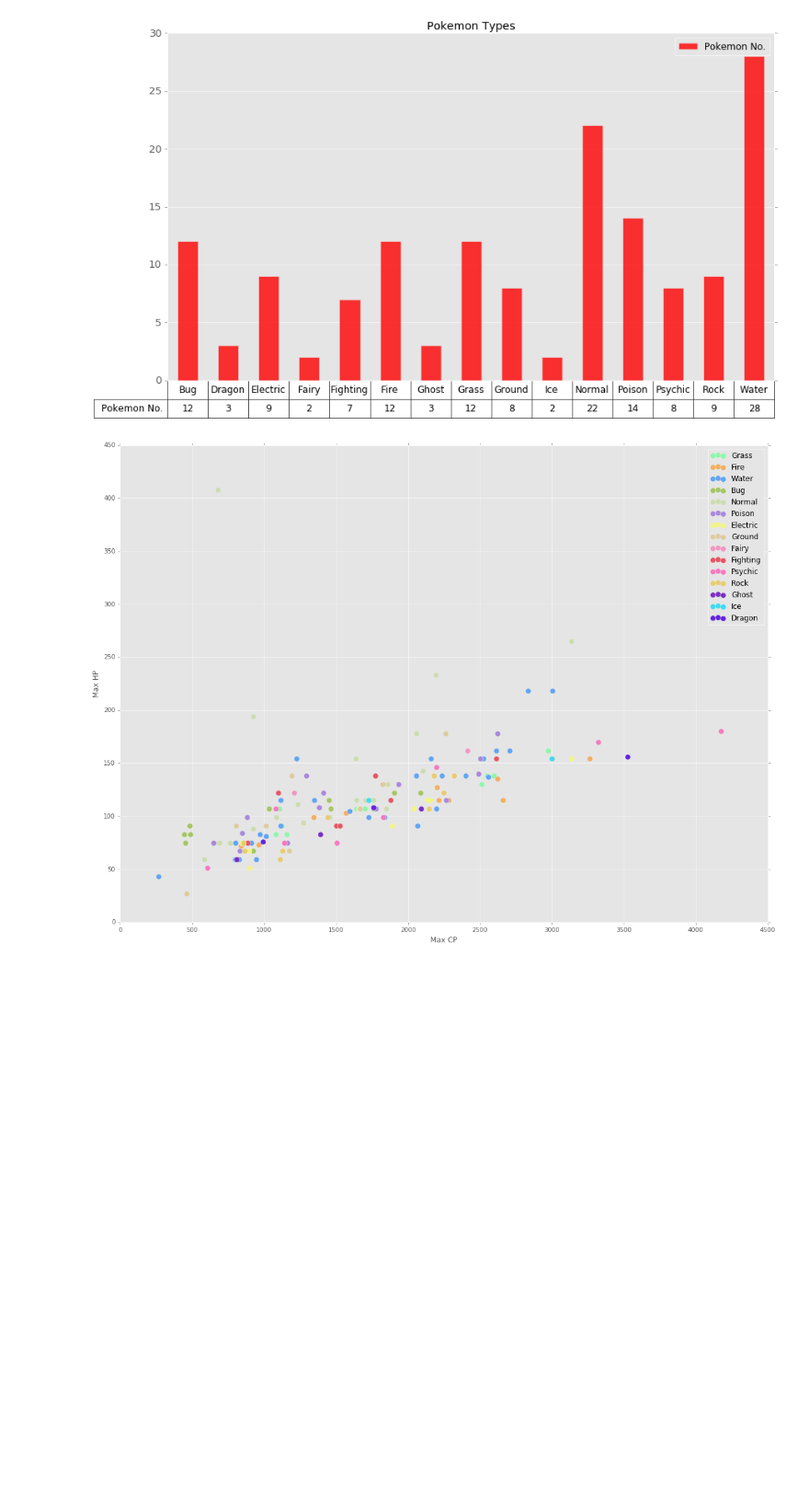
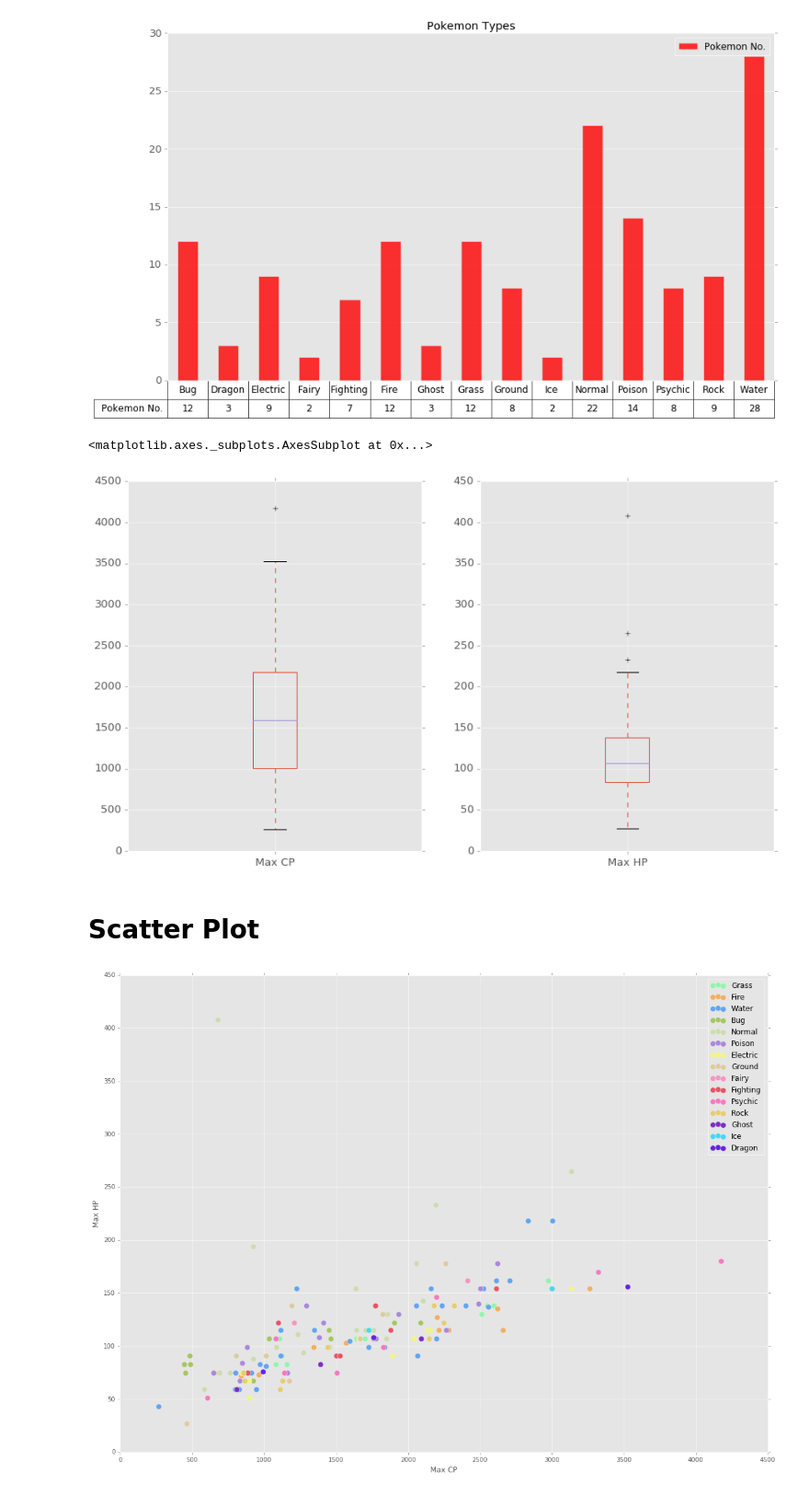
Before and after one commit to GTamayo/Graph, a Jupyter notebook: stat1.ipynb, the cells around one changed output. Shown: that part at 92% size. Drawn from its saved outputs; the diff is of its cells as text; code cells hidden in the pictures; blank space fills up the shorter version.

```diff
--- a/stat1.ipynb
+++ b/stat1.ipynb
@@ -48,2 +47,11 @@ types.plot(ax = ax,kind='bar',color='red',figsize=(14,8),fontsize=13,title='Poke
+# %%
+fig, (ax1, ax2) = plt.subplots(1,2)#,#figsize=(18, 2))
+data_poke[['Max CP']].plot(kind='box',figsize=(14,8),fontsize=13,ax=ax1)
+data_poke[['Max HP']].plot(kind='box',figsize=(14,8),fontsize=13,ax=ax2)
+# %% [output]
+<matplotlib.axes._subplots.AxesSubplot at 0x...>
+[figure, added]
+# %% [markdown]
+# Scatter Plot
 # %%
 fig, ax = plt.subplots(1, 1)
```
Also changed, not shown: parts of 26 cells of this notebook, 1 other file.
